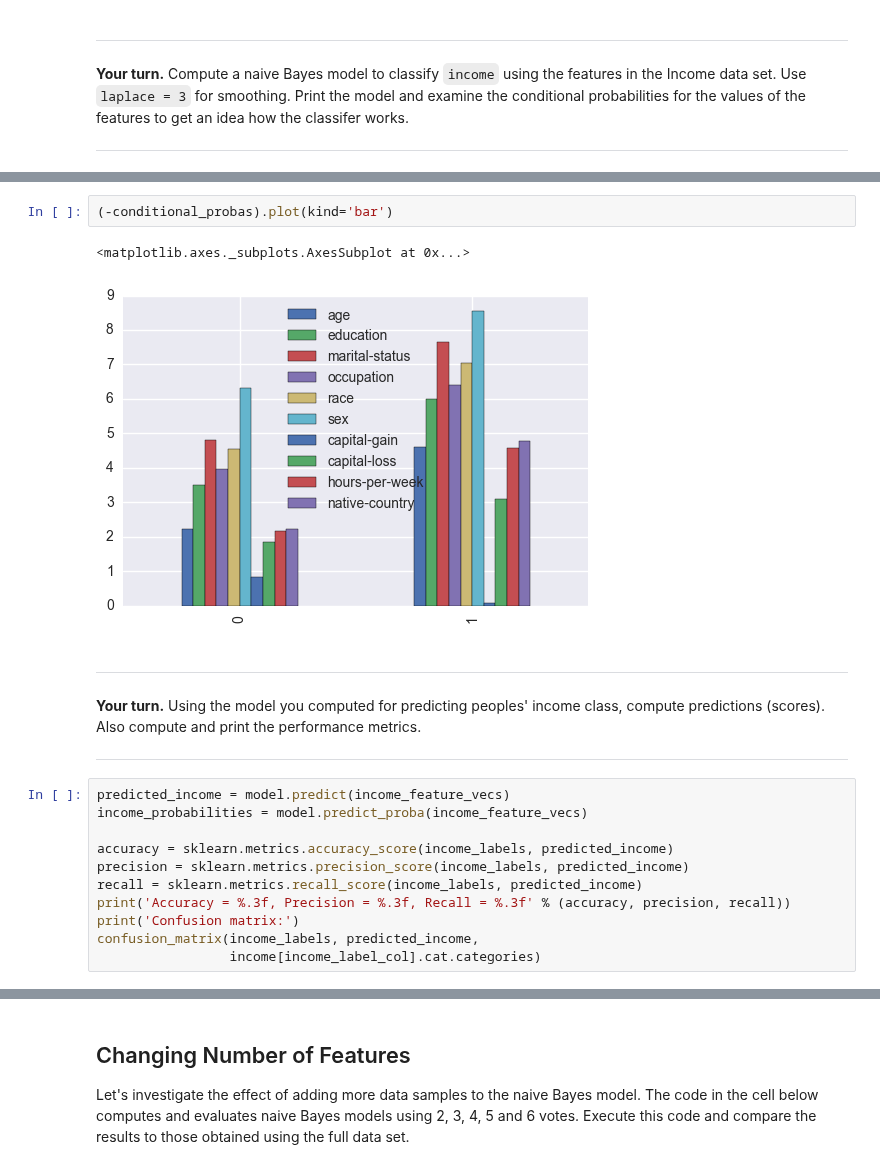
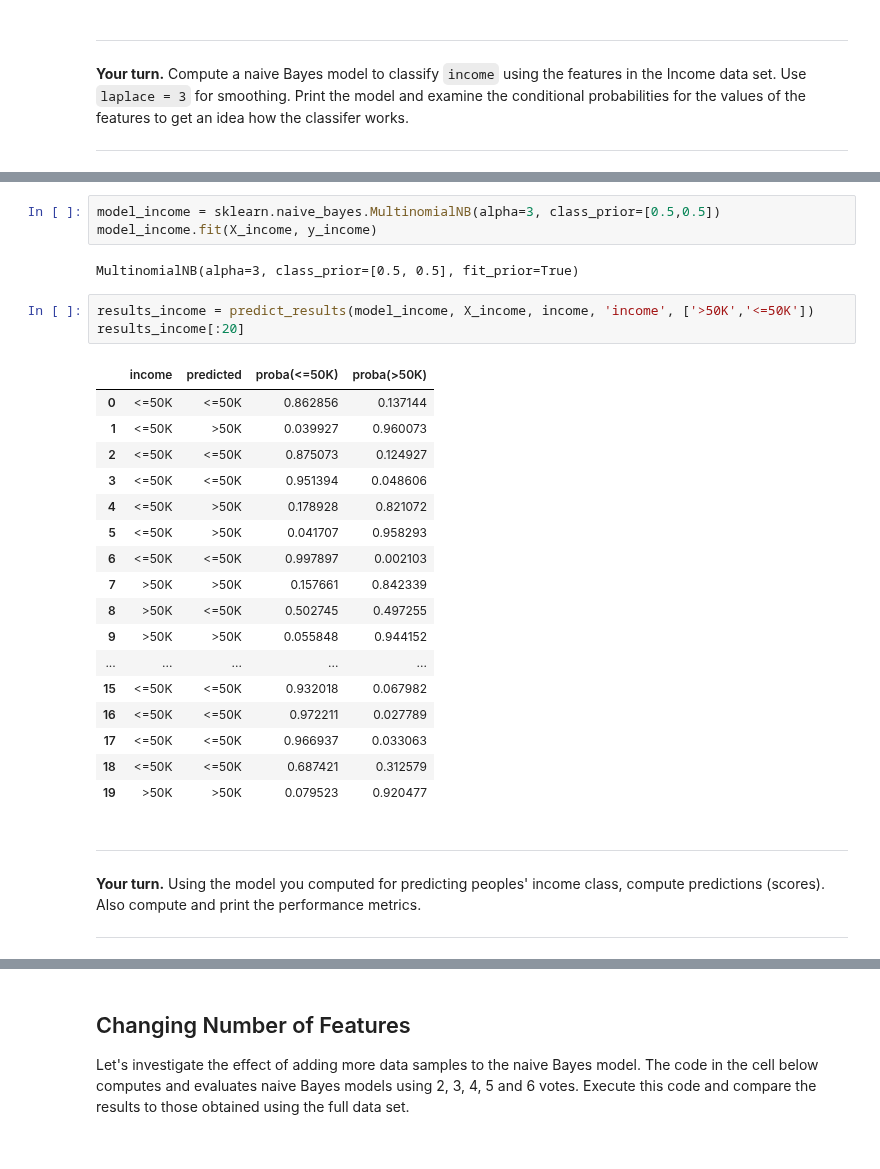
Before and after one commit to StephenElston/DataScience410, a Jupyter notebook: Lecture9/NaiveBayes.ipynb, the cells around one changed output, grey strips where cells are left out. Saved outputs shown, nothing was run; the diff lists cells and outputs as text.

```diff
--- a/Lecture9/NaiveBayes.ipynb
+++ b/Lecture9/NaiveBayes.ipynb
@@ -419,20 +383,30 @@ conditional_probas
-# %%
-(-conditional_probas).plot(kind='bar')
-# %% [output]
-<matplotlib.axes._subplots.AxesSubplot at 0x...>
-[figure, removed]
+# %%
+model_income = sklearn.naive_bayes.MultinomialNB(alpha=3, class_prior=[0.5,0.5])
+model_income.fit(X_income, y_income)
+# %% [output]
+MultinomialNB(alpha=3, class_prior=[0.5, 0.5], fit_prior=True)
+# %%
+results_income = predict_results(model_income, X_income, income, 'income', ['>50K','<=50K'])
+results_income[:20]
+# %% [output]
+|  | income | predicted | proba(<=50K) | proba(>50K) |
+| 0 | <=50K | <=50K | 0.862856 | 0.137144 |
+| 1 | <=50K | >50K | 0.039927 | 0.960073 |
+| 2 | <=50K | <=50K | 0.875073 | 0.124927 |
+| 3 | <=50K | <=50K | 0.951394 | 0.048606 |
+| 4 | <=50K | >50K | 0.178928 | 0.821072 |
+| 5 | <=50K | >50K | 0.041707 | 0.958293 |
+| 6 | <=50K | <=50K | 0.997897 | 0.002103 |
+| 7 | >50K | >50K | 0.157661 | 0.842339 |
+| 8 | >50K | <=50K | 0.502745 | 0.497255 |
+| 9 | >50K | >50K | 0.055848 | 0.944152 |
+| ... | ... | ... | ... | ... |
+| 15 | <=50K | <=50K | 0.932018 | 0.067982 |
+| 16 | <=50K | <=50K | 0.972211 | 0.027789 |
+| 17 | <=50K | <=50K | 0.966937 | 0.033063 |
+| 18 | <=50K | <=50K | 0.687421 | 0.312579 |
+| 19 | >50K | >50K | 0.079523 | 0.920477 |
 # %% [markdown]
 ***
 **Your turn.** Using the model you computed for predicting peoples' income class, compute predictions (scores). Also compute and print the performance metrics.
 ***
-# %%
-predicted_income = model.predict(income_feature_vecs)
-income_probabilities = model.predict_proba(income_feature_vecs)
-
-accuracy = sklearn.metrics.accuracy_score(income_labels, predicted_income)
-precision = sklearn.metrics.precision_score(income_labels, predicted_income)
-recall = sklearn.metrics.recall_score(income_labels, predicted_income)
-print('Accuracy = %.3f, Precision = %.3f, Recall = %.3f' % (accuracy, precision, recall))
-print('Confusion matrix:')
-confusion_matrix(income_labels, predicted_income,
-                 income[income_label_col].cat.categories)
```
Also changed, not shown: parts of 37 cells of this notebook.
